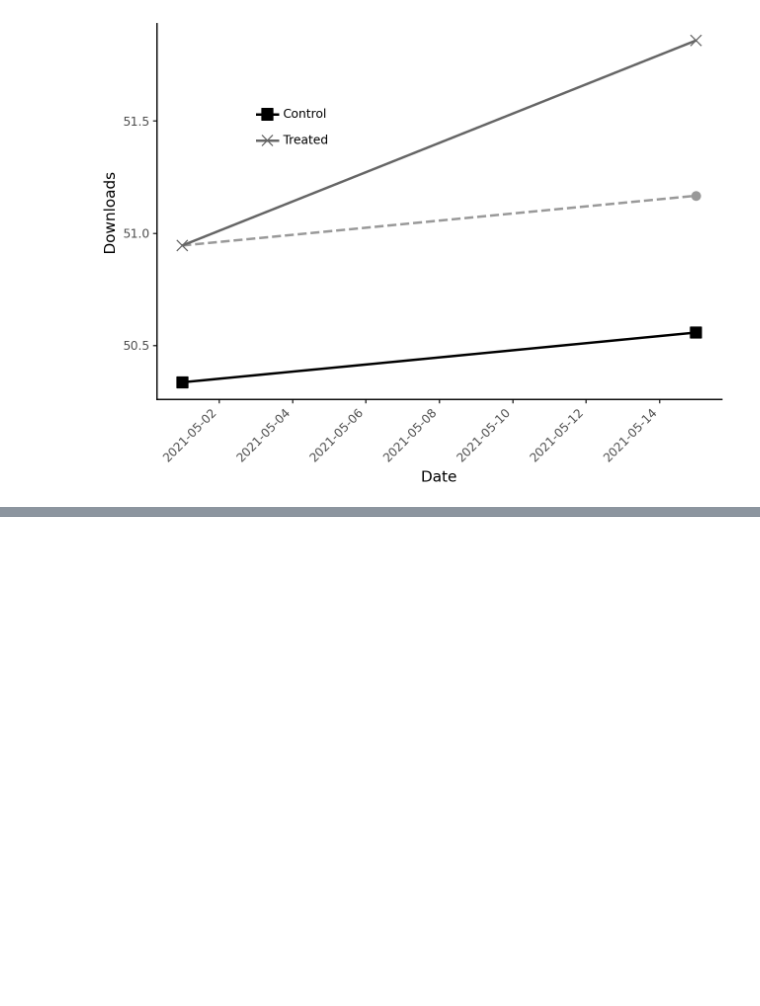
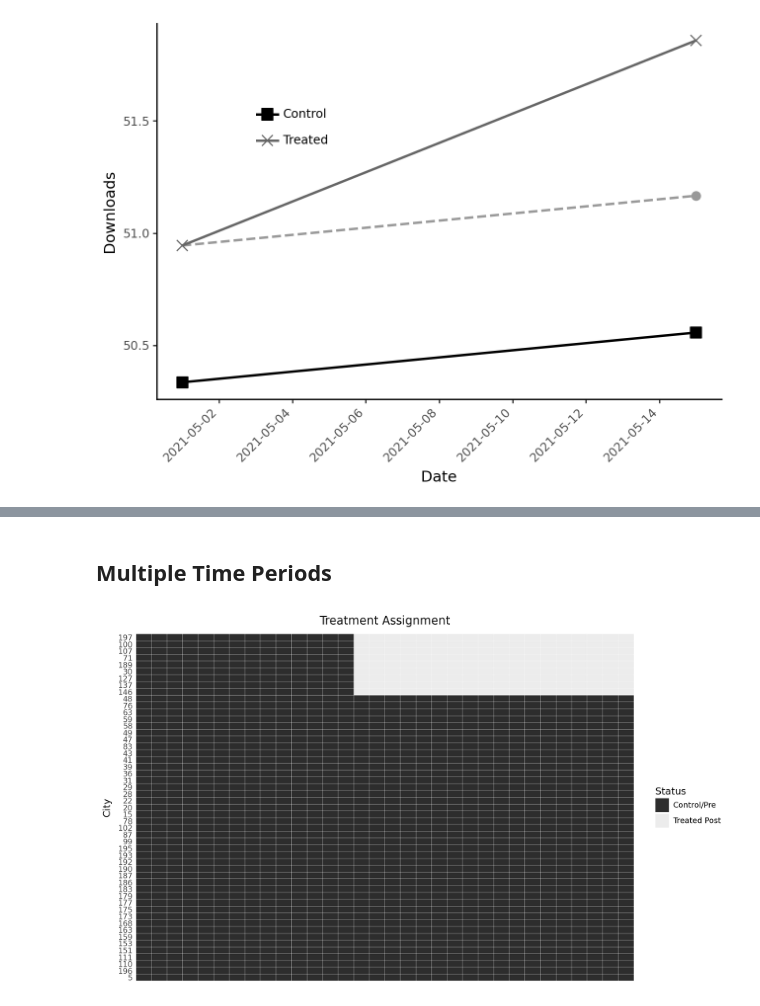
Before and after one commit to Sechi42/Causal_Inference-with-python, a Jupyter notebook: ch08/Difference-in-Differences.ipynb, the cells around one changed output, grey strips where cells are left out. Cells and saved outputs as stored; diff of their text form; code cells hidden in the pictures; blank space fills up the shorter version.

```diff
--- a/ch08/Difference-in-Differences.ipynb
+++ b/ch08/Difference-in-Differences.ipynb
@@ -262,0 +328,38 @@ main_data = did_data.with_columns(
+# %% [markdown]
+## Multiple Time Periods
+# %%
+import polars as pl
+from plotnine import *
+
+# 1. Preparar datos para el Heatmap
+# Queremos que cada ciudad tenga un valor de "sort_val" basado en su estado final
+heat_data = (
+    mkt_data
+    .with_columns([
+        pl.col("date").dt.strftime("%Y-%m-%d").alias("date_str"),
+        (pl.col("treated") * pl.col("post")).alias("is_treated")
+    ])
+    .with_columns(
+        # Buscamos el valor de is_treated solo para la última fecha, por ciudad
+        sort_val = pl.col("is_treated")
+                   .filter(pl.col("date") == pl.col("date").max())
+                   .max() # Tomamos el valor (0 o 1)
+                   .over("city") # Lo expandimos a todas las filas de esa ciudad
+    )
+)
+# %%
+(
+    ggplot(heat_data, aes(x="date_str", y="reorder(city, sort_val)", fill="factor(is_treated)"))
+    + geom_tile(color="white", size=0.1) # Líneas blancas para separar celdas
+    + scale_fill_manual(values=["#2d2d2d", "#ececec"], labels=["Control/Pre", "Treated Post"])
+    + labs(title="Treatment Assignment", x="", y="City", fill="Status")
+    + theme_minimal()
+    + theme(
+        axis_text_x=element_blank(),
+        axis_ticks_x=element_blank(),
+        figure_size=(10, 6),
+        panel_grid=element_blank()
+    )
+)
+# %% [output]
+[figure, added]
```
Also changed, not shown: parts of 13 cells of this notebook, 1 other file.
